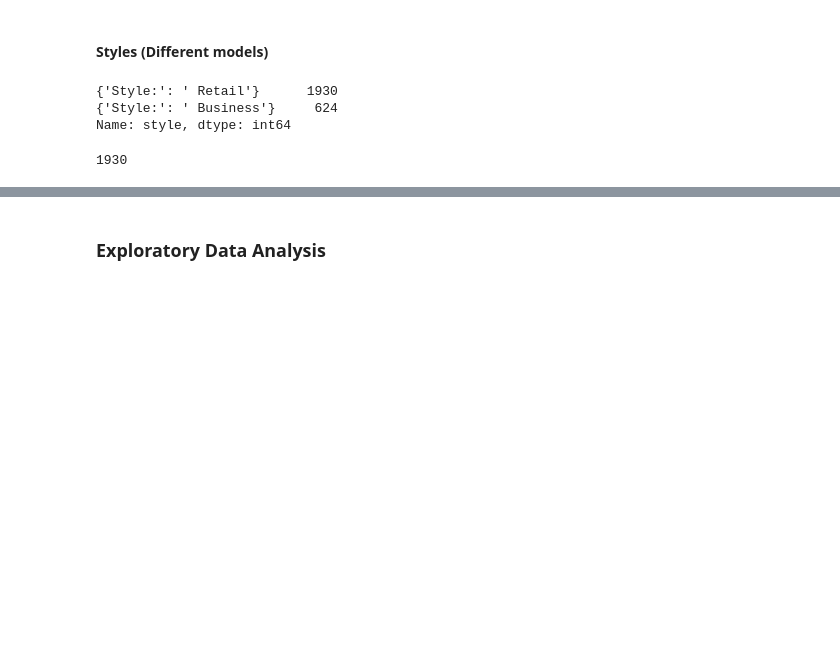
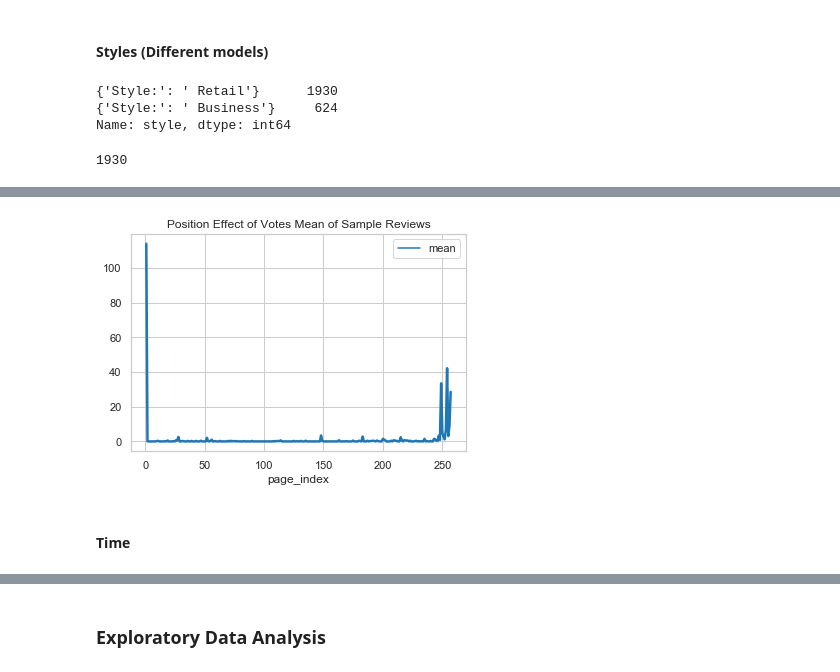
Before and after one commit to liu431/Thesis-Amazon-Review, a Jupyter notebook: data_mining_electronics.ipynb, the cells around one changed output, grey strips where cells are left out. Drawn from its saved outputs; the diff is of its cells as text; code cells hidden in the pictures; blank space fills up the shorter version.

```diff
--- a/data_mining_electronics.ipynb
+++ b/data_mining_electronics.ipynb
@@ -511,3 +591,11 @@ df['Flesch'] = df.apply(flesch, axis=1)
+# %%
+def summary_sentiment(df):
+    """
+    Outputs the sentiment score for each review summary
+    """
+    return analyser.polarity_scores(df['summary'])['compound']
+
+df['SummarySentiment'] = df.apply(summary_sentiment, axis=1)
 # %% [markdown]
 #### Days since the first review
 # %%
@@ -558,0 +651,8 @@ sum(df['Retail'])
+# %%
+df['vote2'] = df['vote'] .fillna(0.001)
+# %%
+df['page_index'] = np.ceil((df.index+1)/10)
+# %%
+vote_by_pst = df.groupby(['page_index'])['vote2'].agg({'vote2':['mean']})
+vote_by_pst.columns = ['mean']
+vote_by_pst.head()
@@ -558,0 +667,8 @@ sum(df['Retail'])
+# %%
+sns.lineplot(data=vote_by_pst, palette="tab10", linewidth=2.5)
+plt.title('Position Effect of Votes Mean of Sample Reviews')
+plt.savefig('Position Effect of Votes Mean of Sample Reviews.png')
+# %% [output]
+[figure, added]
+# %% [markdown]
+#### Time
```
Also changed, not shown: parts of 102 cells of this notebook, 1 other file.
